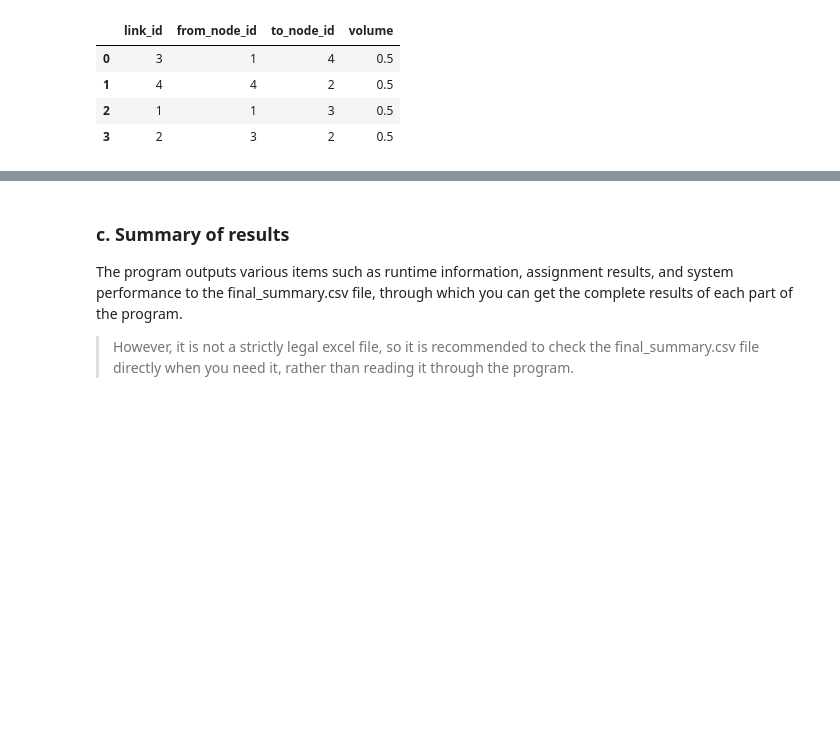
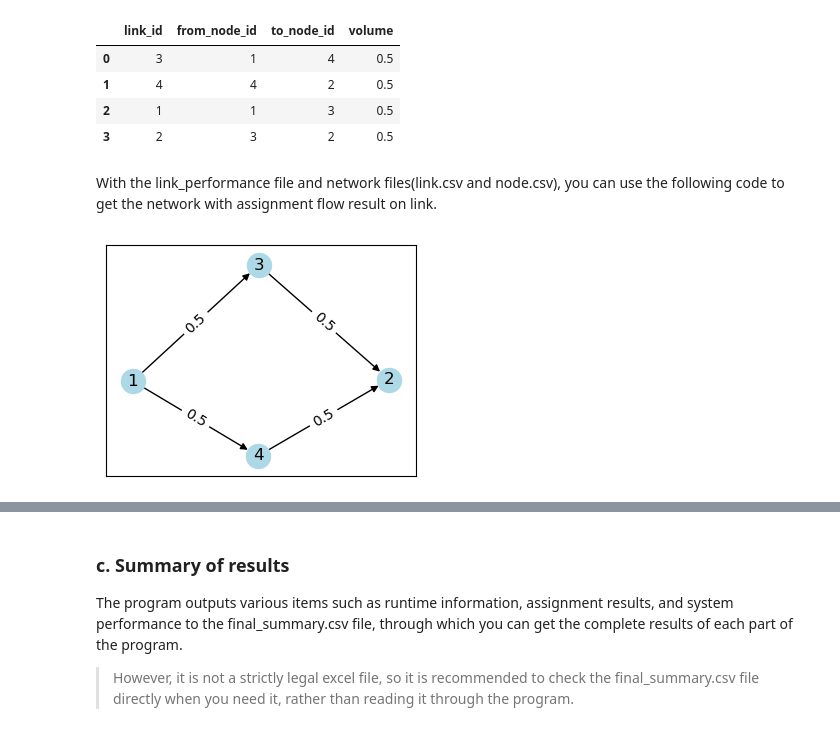
Before and after one commit to funny-fine/path4GMNS-case, a Jupyter notebook: tutorial01_node_link_only.ipynb, the cells around one changed output, grey strips where cells are left out. Drawn from its saved outputs; the diff is of its cells as text; code cells hidden in the pictures; blank space fills up the shorter version.

```diff
--- a/tutorial01_node_link_only.ipynb
+++ b/tutorial01_node_link_only.ipynb
@@ -181,3 +181,24 @@ link_performance[['link_id','from_node_id','to_node_id','volume']]
 | 1 | 4 | 4 | 2 | 0.5 |
 | 2 | 1 | 1 | 3 | 0.5 |
 | 3 | 2 | 3 | 2 | 0.5 |
+# %% [markdown]
+With the link_performance file and network files(link.csv and node.csv), you can use the following code to get the network with assignment flow result on link.
+# %%
+gnode = list(node['node_id'])
+glink = list(zip(link['from_node_id'],link['to_node_id']))
+G = nx.DiGraph()           # grapgh object
+G.add_nodes_from(gnode)
+G.add_edges_from(glink)
+
+coordinates = np.array(list(zip(node['x_coord'],node['y_coord'])))
+npos = dict(zip(gnode,coordinates))  # Get the mapping relationship between nodes and coordinates, represented as a dictionary
+nlabels = dict(zip(gnode, gnode))
+edge_labels = dict(zip(glink, list(link_performance['volume'])))
+
+nx.draw_networkx_nodes(G, npos, node_color="lightblue")  # draw the nodes
+nx.draw_networkx_edges(G, npos, glink)  # draw the edges(links)
+nx.draw_networkx_labels(G, npos, nlabels)  # add labels
+nx.draw_networkx_edge_labels(G, npos, edge_labels=edge_labels) # show the assignment flow result
+plt.rcParams['figure.figsize']= (4, 3)
+# %% [output]
+[figure, added]
```
Also changed, not shown: parts of 5 cells of this notebook.
